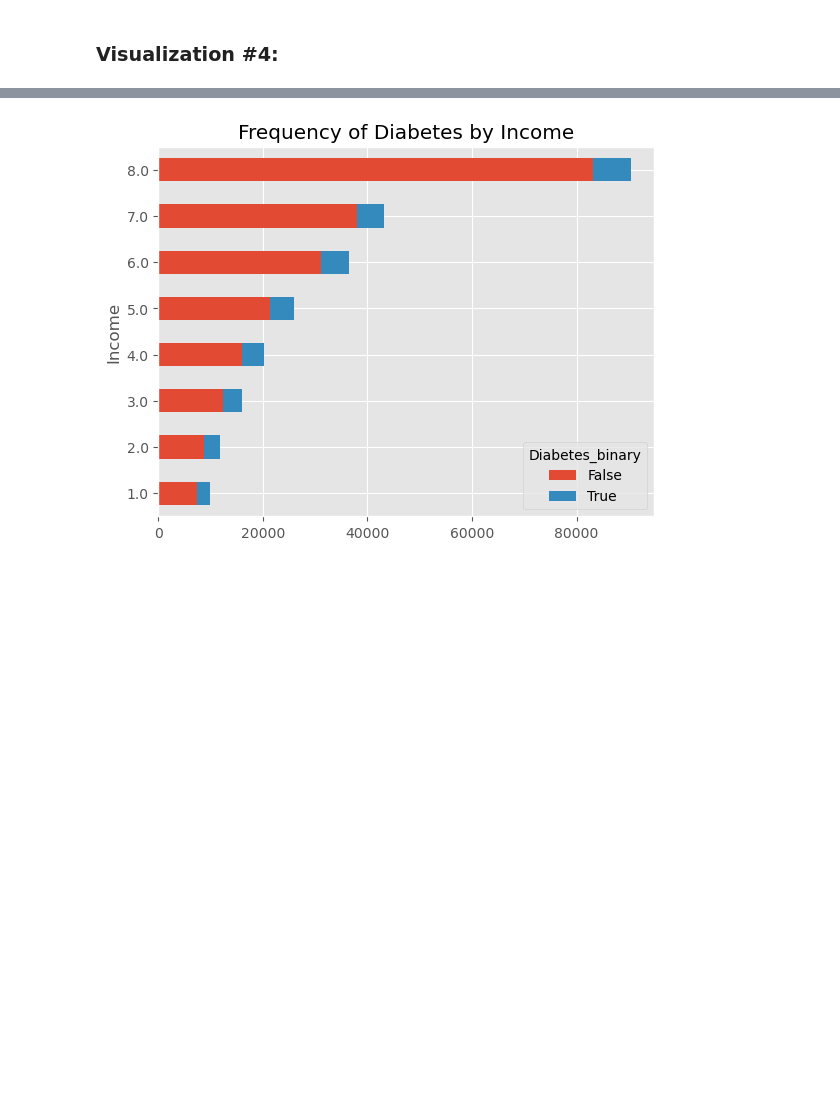
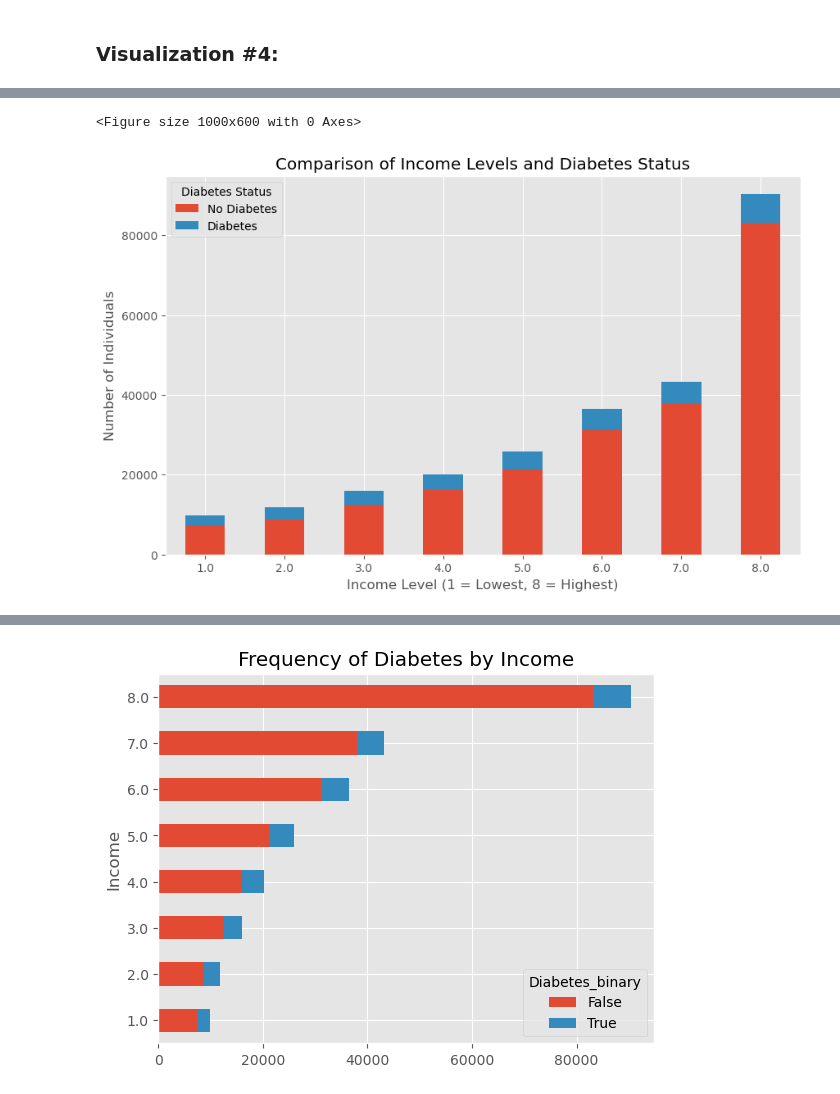
Before and after one commit to 48878679/CS-5324-Lab1, a Jupyter notebook: Lab1/Lab1.ipynb, the cells around one changed output, grey strips where cells are left out. Drawn from its saved outputs; the diff is of its cells as text; code cells hidden in the pictures; blank space fills up the shorter version.

```diff
--- a/Lab1/Lab1.ipynb
+++ b/Lab1/Lab1.ipynb
@@ -318,0 +339,17 @@ This population pyramid visualization compares the distribution of age and diabe
+# %%
+# crosstab for income and diabetes
+income_diabetes_crosstab = pd.crosstab(df_imputed['Income'], df_imputed['Diabetes_binary'].astype(bool))
+
+plt.figure(figsize=(10, 6))
+income_diabetes_crosstab.plot(kind='bar', stacked=True, figsize=(10, 6))  # plot stacked bar chart
+
+# Add labels and title
+plt.title('Comparison of Income Levels and Diabetes Status')
+plt.xlabel('Income Level (1 = Lowest, 8 = Highest)')
+plt.ylabel('Number of Individuals')
+plt.legend(['No Diabetes', 'Diabetes'], title='Diabetes Status')
+plt.xticks(rotation=0)  # Keep the x-axis labels horizontal
+plt.show()
+# %% [output]
+<Figure size 1000x600 with 0 Axes>
+[figure, added]
```
Also changed, not shown: parts of 6 cells of this notebook.
